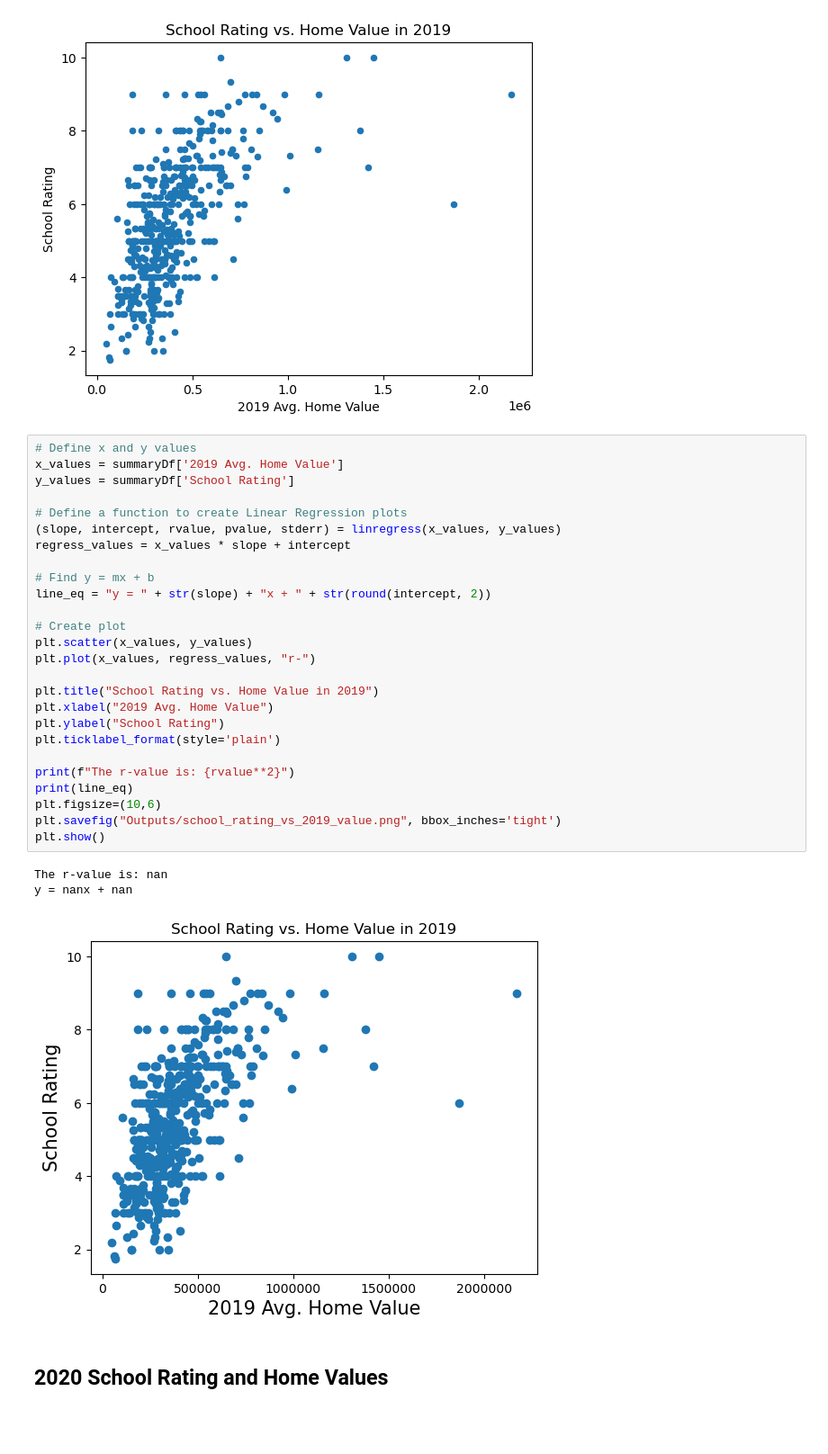
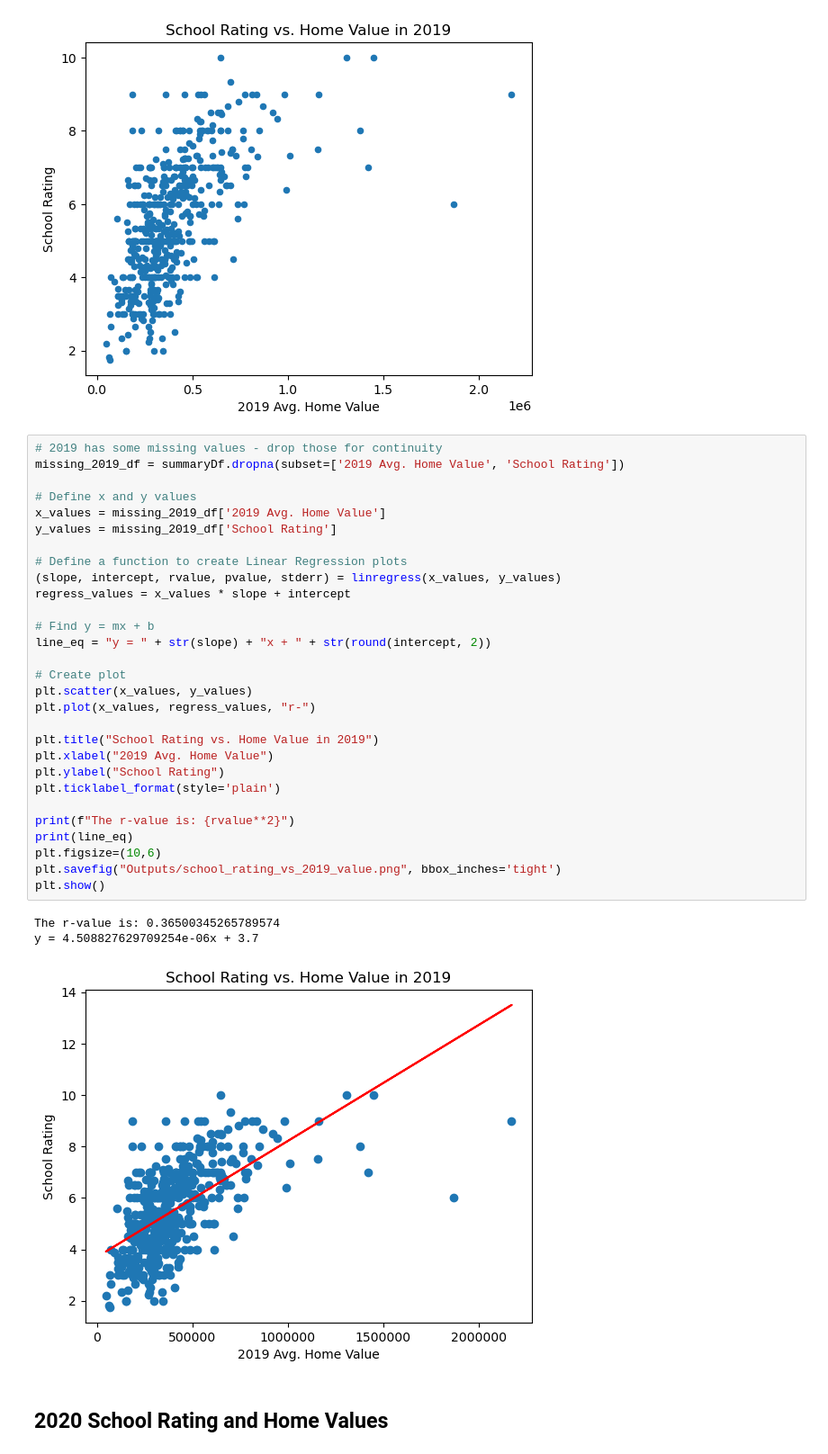
Before and after one commit to tlochan/ProjectOne, a Jupyter notebook: Data Cleaning.ipynb, the cells around one changed output. Shown at 90% size. Saved outputs shown, nothing was run; the diff lists cells and outputs as text; blank space fills up the shorter version.

```diff
--- a/Data Cleaning.ipynb
+++ b/Data Cleaning.ipynb
@@ -343,35 +343,38 @@ plt.show()
 # %% [output]
 [figure]
 # %%
+# 2019 has some missing values - drop those for continuity
+missing_2019_df = summaryDf.dropna(subset=['2019 Avg. Home Value', 'School Rating'])
+
 # Define x and y values
-x_values = summaryDf['2019 Avg. Home Value']
-y_values = summaryDf['School Rating']
+x_values = missing_2019_df['2019 Avg. Home Value']
+y_values = missing_2019_df['School Rating']
 
 # Define a function to create Linear Regression plots
 (slope, intercept, rvalue, pvalue, stderr) = linregress(x_values, y_values)
 regress_values = x_values * slope + intercept
 
 # Find y = mx + b
 line_eq = "y = " + str(slope) + "x + " + str(round(intercept, 2))
 
 # Create plot
 plt.scatter(x_values, y_values)
 plt.plot(x_values, regress_values, "r-")
 
 plt.title("School Rating vs. Home Value in 2019")
 plt.xlabel("2019 Avg. Home Value")
 plt.ylabel("School Rating")
 plt.ticklabel_format(style='plain')
 
 print(f"The r-value is: {rvalue**2}")
 print(line_eq)
 plt.figsize=(10,6)
 plt.savefig("Outputs/school_rating_vs_2019_value.png", bbox_inches='tight')
 plt.show()
 # %% [output]
-The r-value is: nan
-y = nanx + nan
+The r-value is: 0.36500345265789574
+y = 4.508827629709254e-06x + 3.7
-[figure, old version]
+[figure, new version]
 # %% [markdown]
 ## 2020 School Rating and Home Values
 # %%
```
Also changed, not shown: parts of 2 cells of this notebook, 4 other files.
